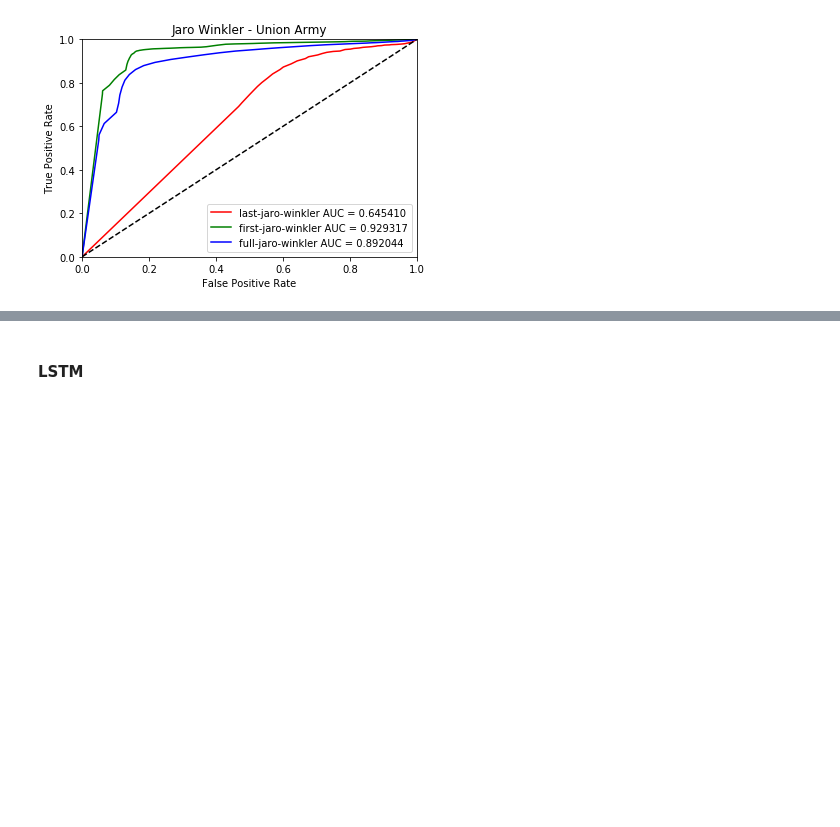
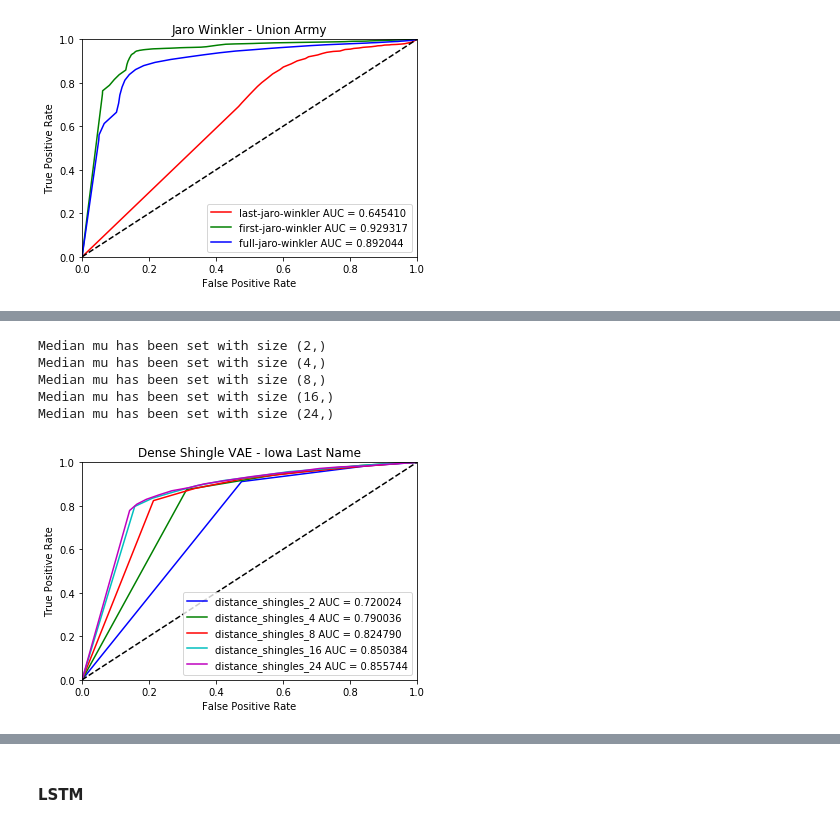
Before and after one commit to kailin-lu/recordlinker, a Jupyter notebook: notebooks/AccuracyComparison.ipynb, the cells around one changed output, grey strips where cells are left out. Drawn from its saved outputs; the diff is of its cells as text; code cells hidden in the pictures; blank space fills up the shorter version.

```diff
--- a/notebooks/AccuracyComparison.ipynb
+++ b/notebooks/AccuracyComparison.ipynb
@@ -246,0 +246,35 @@ plt.hist(normalized_nonmatches_diff, bins=20, normed=True)
+# %%
+EMBED_TYPE = 'shingles'
+
+iowa_trainA = create_training_set(iowa,
+                                  'lname1915',
+                                   max_length=MAX_LENGTH,
+                                   embed_type=EMBED_TYPE,
+                                   normalize=True)
+iowa_trainB = create_training_set(iowa,
+                                  'lname1940',
+                                  max_length=MAX_LENGTH,
+                                  embed_type=EMBED_TYPE,
+                                  normalize=True)
+
+shingle_cols = []
+for latent in dense_latent:
+    MODEL_PATH = '/Users/kailinlu/Desktop/QMSSWork/RecordLinking/models/dense_shingle_{}_iowa_last/encoder.h5'.format(latent)
+
+    dense_binary_encoder = BinaryEncoder(model_path=MODEL_PATH)
+    dense_binary_encoder.calculate_median_mu(iowa_trainA)
+
+    encodedA_iowa = dense_binary_encoder.binary_encode(iowa_trainA)
+    encodedB_iowa = dense_binary_encoder.binary_encode(iowa_trainB)
+
+    shingle_cols.append('distance_shingles_{}'.format(latent))
+    iowa['distance_shingles_{}'.format(latent)] = recordlinker.blocking.normalized_l1(encodedA_iowa, encodedB_iowa)
+
+plot_roc(iowa,shingle_cols, title='Dense Shingle VAE - Iowa Last Name')
+# %% [output]
+Median mu has been set with size (2,)
+Median mu has been set with size (4,)
+Median mu has been set with size (8,)
+Median mu has been set with size (16,)
+Median mu has been set with size (24,)
+[figure, added]
```
Also changed, not shown: parts of 78 cells of this notebook, 9 other files.
